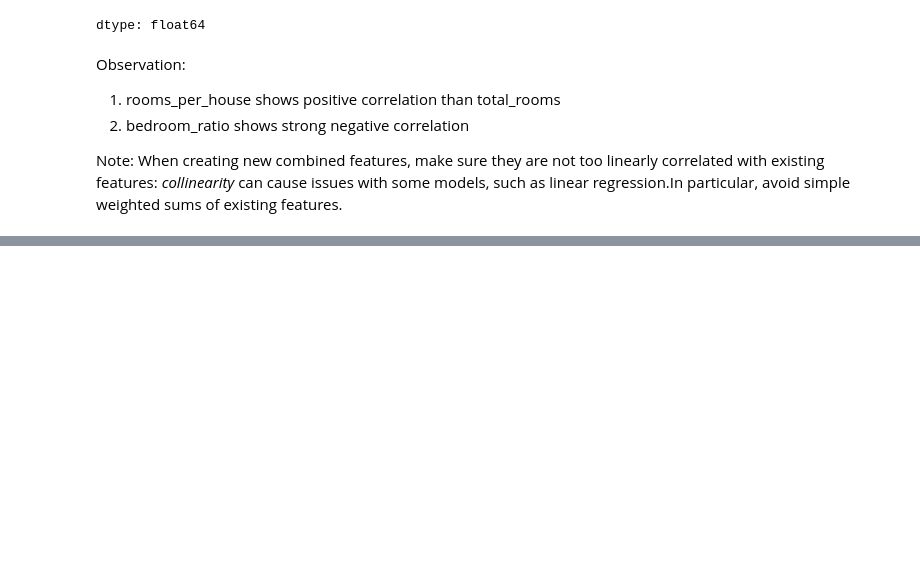
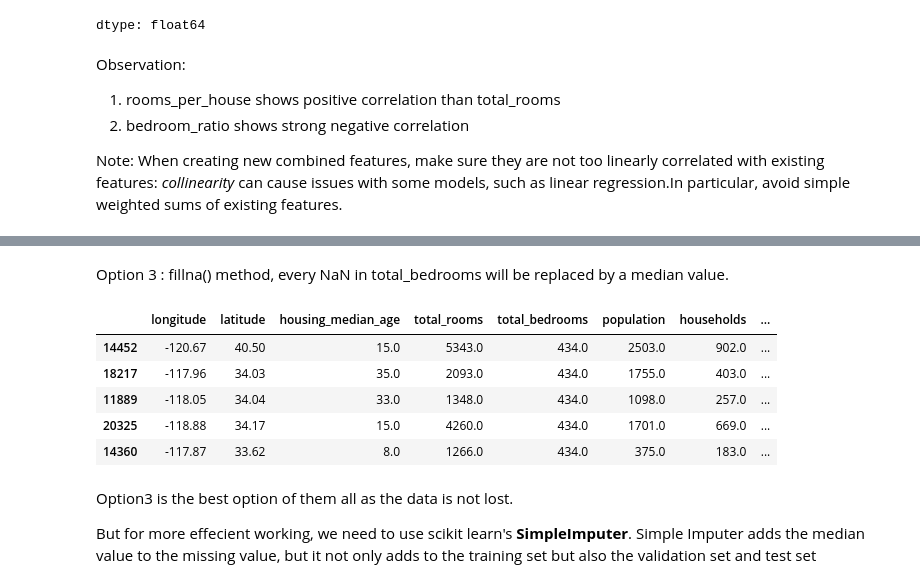
Before and after one commit to sonalsinghk/HandsOnML, a Jupyter notebook: 2_end_to_end_ml_sonal.ipynb, the cells around one changed output, grey strips where cells are left out. Saved outputs shown, nothing was run; the diff lists cells and outputs as text; code cells hidden in the pictures; blank space fills up the shorter version.

```diff
--- a/2_end_to_end_ml_sonal.ipynb
+++ b/2_end_to_end_ml_sonal.ipynb
@@ -392,0 +457,20 @@ Note: When creating new combined features, make sure they are not too linearly c
+# %% [markdown]
+Option 3 : fillna() method, every NaN in total_bedrooms will be replaced by a median value.
+# %%
+housing_option3 = housing.copy()
+
+median = housing["total_bedrooms"].median()
+housing_option3["total_bedrooms"] = housing_option3["total_bedrooms"].fillna(median)  # option 3
+
+housing_option3.loc[null_row_idx].head()
+# %% [output]
+|  | longitude | latitude | housing_median_age | total_rooms | total_bedrooms | population | households | ... |
+| 14452 | -120.67 | 40.50 | 15.0 | 5343.0 | 434.0 | 2503.0 | 902.0 | ... |
+| 18217 | -117.96 | 34.03 | 35.0 | 2093.0 | 434.0 | 1755.0 | 403.0 | ... |
+| 11889 | -118.05 | 34.04 | 33.0 | 1348.0 | 434.0 | 1098.0 | 257.0 | ... |
+| 20325 | -118.88 | 34.17 | 15.0 | 4260.0 | 434.0 | 1701.0 | 669.0 | ... |
+| 14360 | -117.87 | 33.62 | 8.0 | 1266.0 | 434.0 | 375.0 | 183.0 | ... |
+# %% [markdown]
+Option3 is the best option of them all as the data is not lost.
+
+But for more effecient working, we need to use scikit learn's **SimpleImputer**. Simple Imputer adds the median value to the missing value, but it not only adds to the training set but also the validation set and test set
```
Also changed, not shown: parts of 14 cells of this notebook.
